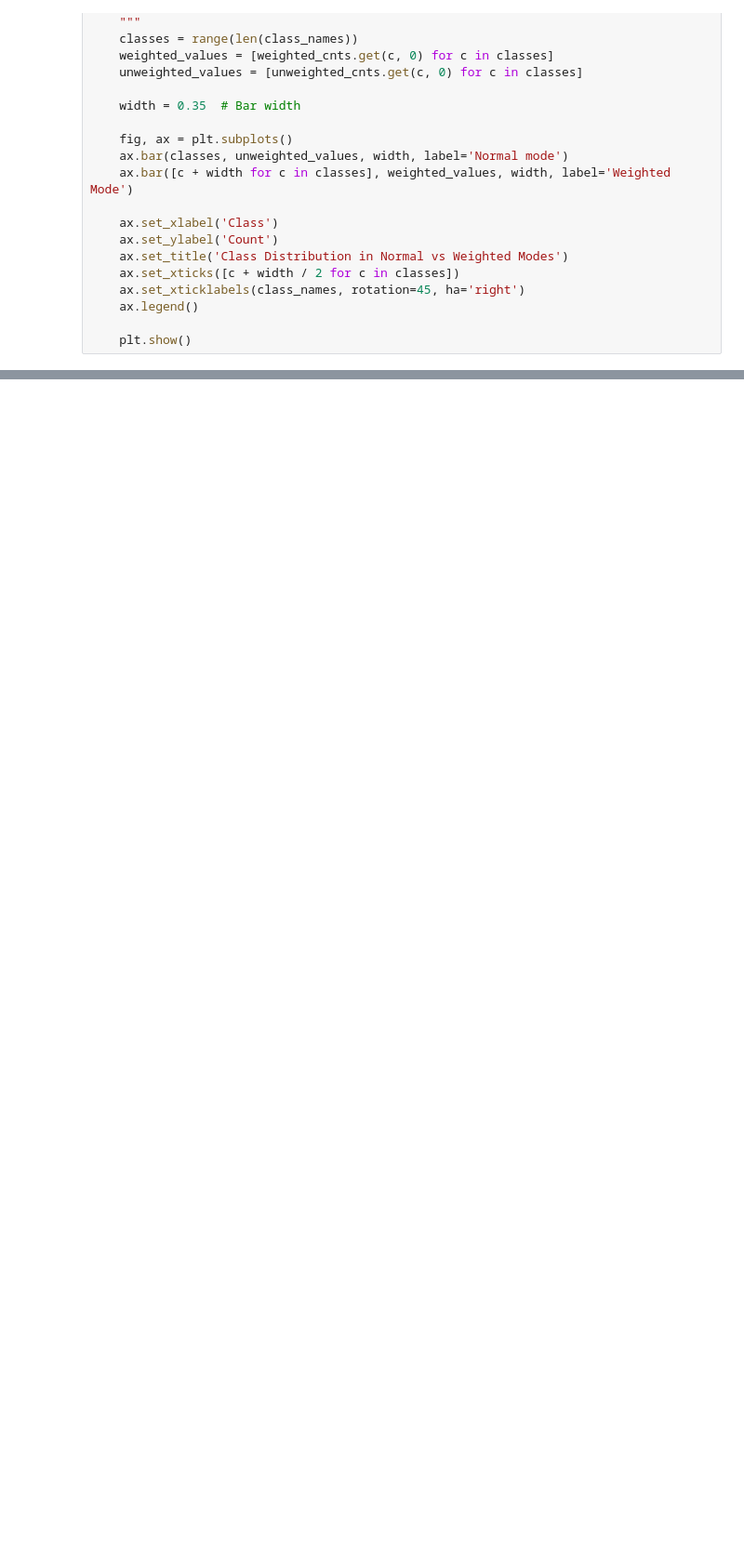
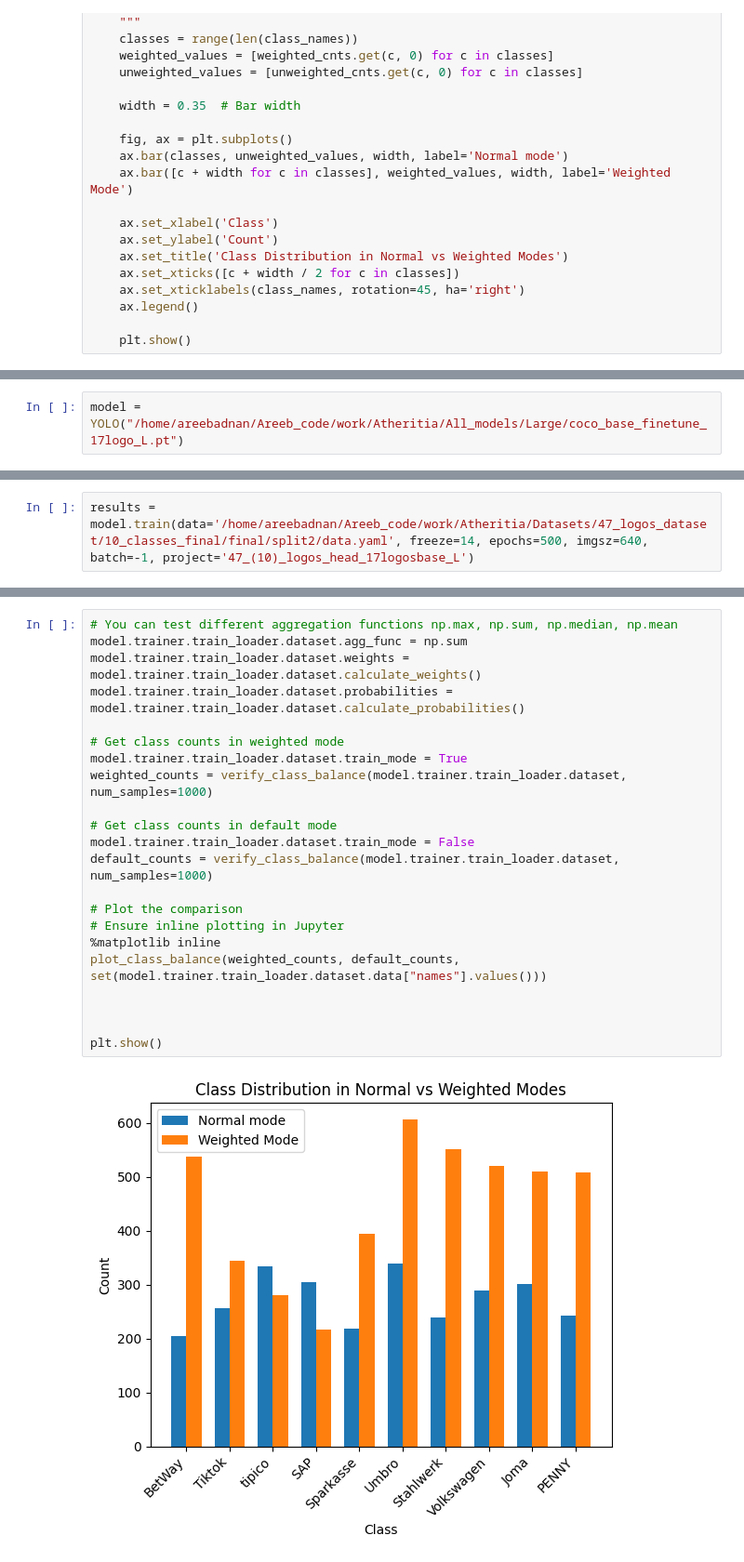
Before and after one commit to Areebkhan02/Data-Preprocessing-for-Logo-Detection, a Jupyter notebook: weighted_dataloader/weighted_loader.ipynb, the cells around one changed output, grey strips where cells are left out. Shown at 93% size. Saved outputs shown, nothing was run; the diff lists cells and outputs as text; blank space fills up the shorter version.

Commit message:
weighted dataloader update

```diff
--- a/weighted_dataloader/weighted_loader.ipynb
+++ b/weighted_dataloader/weighted_loader.ipynb
@@ -156,0 +153,2 @@ NameError: name 'model' is not defined
+# %%
+model = YOLO("/home/areebadnan/Areeb_code/work/Atheritia/All_models/Large/coco_base_finetune_17logo_L.pt")
@@ -156,0 +159,2 @@ NameError: name 'model' is not defined
+# %%
+results = model.train(data='/home/areebadnan/Areeb_code/work/Atheritia/Datasets/47_logos_dataset/10_classes_final/final/split2/data.yaml', freeze=14, epochs=500, imgsz=640, batch=-1, project='47_(10)_logos_head_17logosbase_L')
@@ -156,0 +211,24 @@ NameError: name 'model' is not defined
+# %%
+# You can test different aggregation functions np.max, np.sum, np.median, np.mean
+model.trainer.train_loader.dataset.agg_func = np.sum
+model.trainer.train_loader.dataset.weights = model.trainer.train_loader.dataset.calculate_weights()
+model.trainer.train_loader.dataset.probabilities = model.trainer.train_loader.dataset.calculate_probabilities()
+
+# Get class counts in weighted mode
+model.trainer.train_loader.dataset.train_mode = True
+weighted_counts = verify_class_balance(model.trainer.train_loader.dataset, num_samples=1000)
+
+# Get class counts in default mode
+model.trainer.train_loader.dataset.train_mode = False
+default_counts = verify_class_balance(model.trainer.train_loader.dataset, num_samples=1000)
+
+# Plot the comparison
+# Ensure inline plotting in Jupyter
+%matplotlib inline
+plot_class_balance(weighted_counts, default_counts, set(model.trainer.train_loader.dataset.data["names"].values()))
+
+
+
+plt.show()
+# %% [output]
+[figure, added]
```
Also changed, not shown: parts of 4 cells of this notebook, 8 other files.
